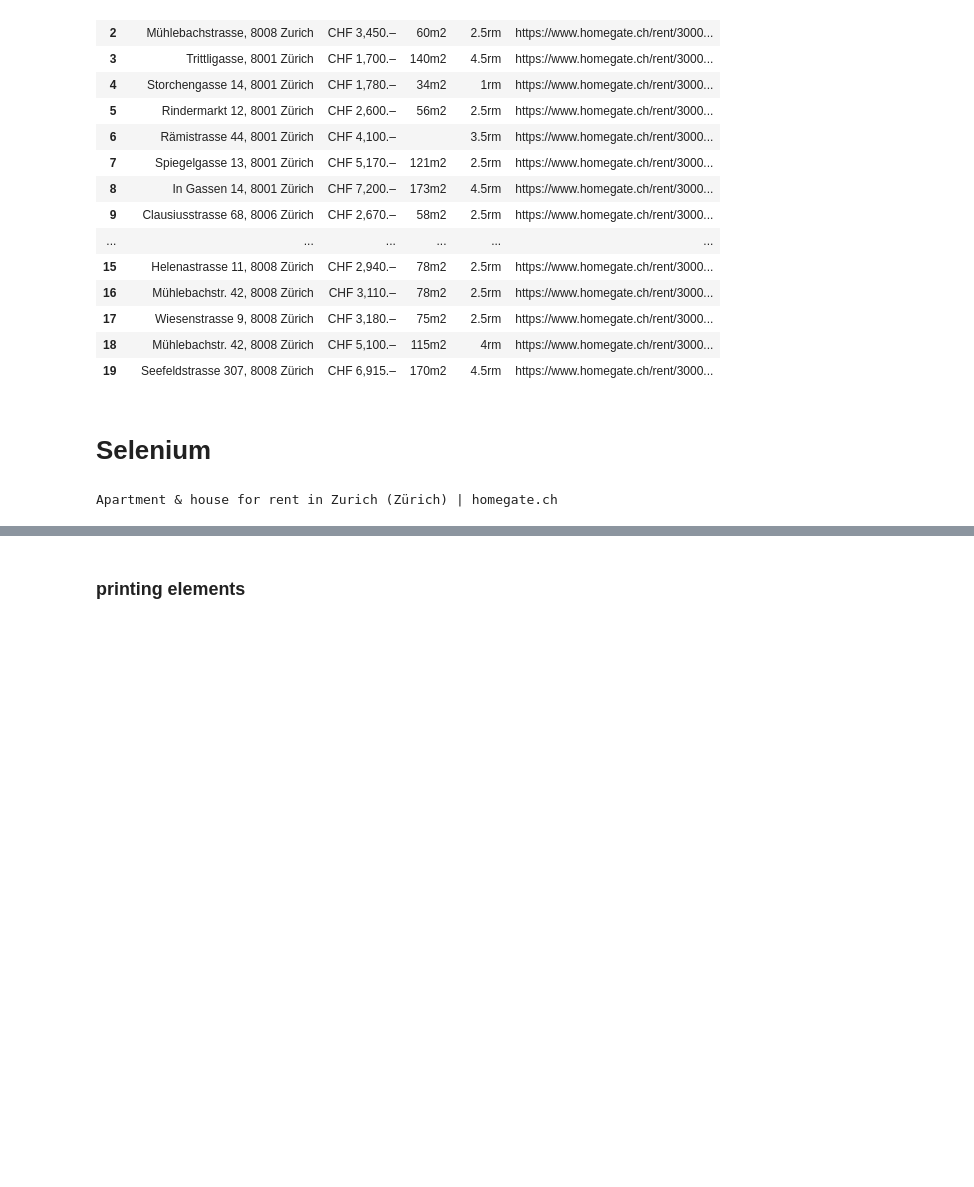
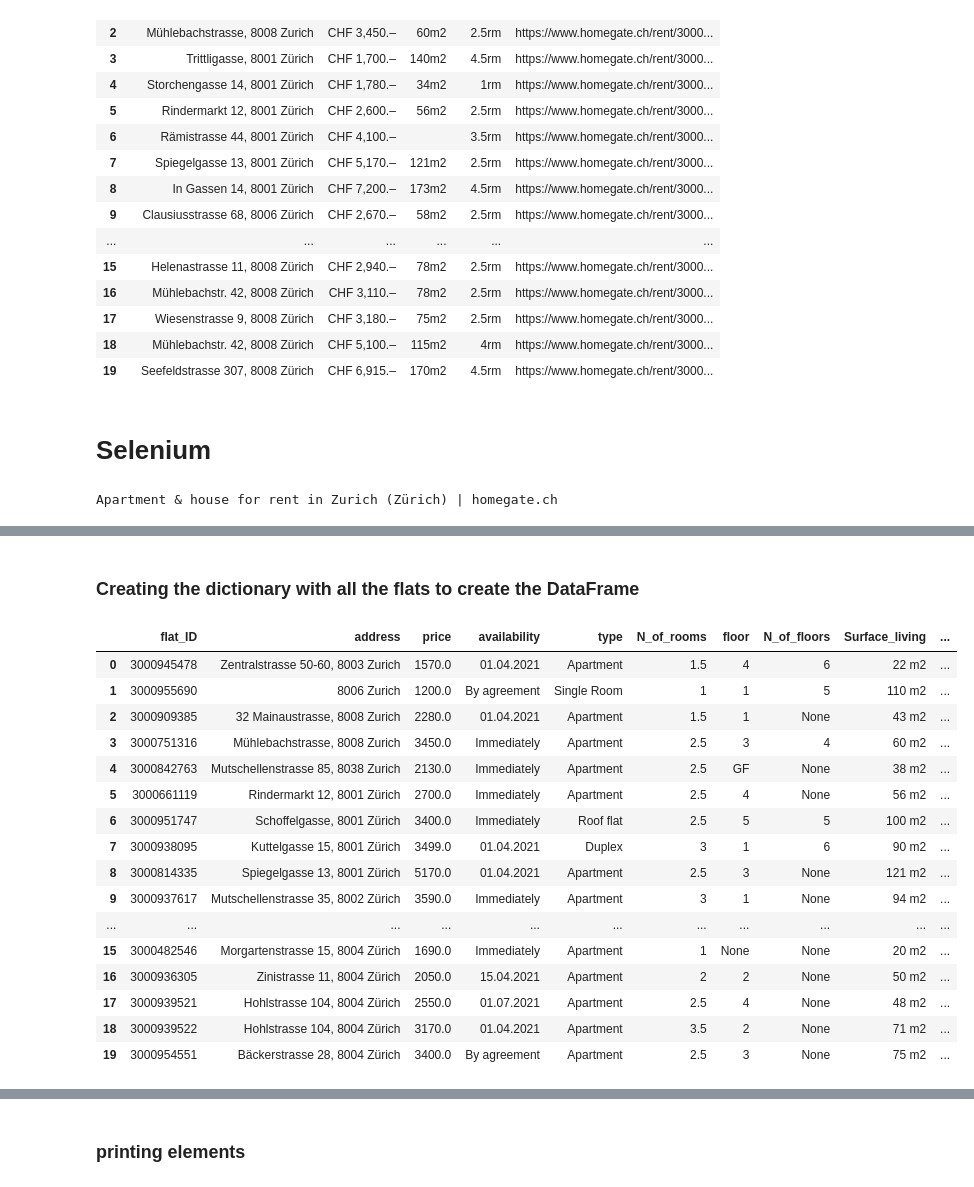
Before and after one commit to elena-am/homegate, a Jupyter notebook: Webscrapping_Homegate-Selenium.ipynb, the cells around one changed output, grey strips where cells are left out. Saved outputs shown, nothing was run; the diff lists cells and outputs as text; code cells hidden in the pictures; blank space fills up the shorter version.

```diff
--- a/Webscrapping_Homegate-Selenium.ipynb
+++ b/Webscrapping_Homegate-Selenium.ipynb
@@ -221,0 +374,2 @@ Apartment & house for rent in Zurich (Zürich) | homegate.ch
+# %% [markdown]
+### Creating the dictionary with all the flats to create the DataFrame
@@ -222,3 +378,65 @@ Apartment & house for rent in Zurich (Zürich) | homegate.ch
+# %%
+for url in urls:
+    try:
+        driver.get(url)
+
+        # Creating a dictionary with the 'Main Information'
+        key_type_find = WebDriverWait(driver, 10).until(
+            EC.presence_of_all_elements_located((By.XPATH, '//div[@class="CoreAttributes_coreAttributes_2UrTf"]/dl/dt'))
+            )
+        key_type = []
+        for type in key_type_find:
+            key_type.append(type.text)
+
+        value_type_find = WebDriverWait(driver, 10).until(
+                    EC.presence_of_all_elements_located((By.XPATH, '//div[@class="CoreAttributes_coreAttributes_2UrTf"]/dl/dd'))
+                    )
+        value_type = []
+        for type in value_type_find:
+            value_type.append(type.text)
+        main_info_dict = dict(zip(key_type, value_type))
+
+        flats_dict = {'flat_ID': flat_ID(),
+                      'address': flat_address(),
+                      'price': flat_price(),
+                      'availability': flat_availability(),
+                      'type': flat_type(),
+                      'N_of_rooms': flat_n_rooms(),
+                      'floor': flat_floor(),
+                      'N_of_floors': flat_n_floors(),
+                      'Surface_living': flat_surface(),
+                      'Floor_space': flat_floor_space(),
+                      'Room_height': flat_Room_height(),
+                      'Last_refurbishment': flat_last_refurbishment(),
+                      'Year_built': flat_year(),
+                      'Features': flat_features(),
+                    }
+        flats_lst.append(flats_dict)
+
+    except:
+        print('not possible')
+# %%
+df = pd.DataFrame(flats_lst)
+# %%
+df
+# %% [output]
+|  | flat_ID | address | price | availability | type | N_of_rooms | floor | N_of_floors | Surface_living | ... |
+| 0 | 3000945478 | Zentralstrasse 50-60, 8003 Zurich | 1570.0 | 01.04.2021 | Apartment | 1.5 | 4 | 6 | 22 m2 | ... |
+| 1 | 3000955690 | 8006 Zurich | 1200.0 | By agreement | Single Room | 1 | 1 | 5 | 110 m2 | ... |
+| 2 | 3000909385 | 32 Mainaustrasse, 8008 Zurich | 2280.0 | 01.04.2021 | Apartment | 1.5 | 1 | None | 43 m2 | ... |
+| 3 | 3000751316 | Mühlebachstrasse, 8008 Zurich | 3450.0 | Immediately | Apartment | 2.5 | 3 | 4 | 60 m2 | ... |
+| 4 | 3000842763 | Mutschellenstrasse 85, 8038 Zurich | 2130.0 | Immediately | Apartment | 2.5 | GF | None | 38 m2 | ... |
+| 5 | 3000661119 | Rindermarkt 12, 8001 Zürich | 2700.0 | Immediately | Apartment | 2.5 | 4 | None | 56 m2 | ... |
+| 6 | 3000951747 | Schoffelgasse, 8001 Zürich | 3400.0 | Immediately | Roof flat | 2.5 | 5 | 5 | 100 m2 | ... |
+| 7 | 3000938095 | Kuttelgasse 15, 8001 Zürich | 3499.0 | 01.04.2021 | Duplex | 3 | 1 | 6 | 90 m2 | ... |
+| 8 | 3000814335 | Spiegelgasse 13, 8001 Zürich | 5170.0 | 01.04.2021 | Apartment | 2.5 | 3 | None | 121 m2 | ... |
+| 9 | 3000937617 | Mutschellenstrasse 35, 8002 Zürich | 3590.0 | Immediately | Apartment | 3 | 1 | None | 94 m2 | ... |
+| ... | ... | ... | ... | ... | ... | ... | ... | ... | ... | ... |
+| 15 | 3000482546 | Morgartenstrasse 15, 8004 Zürich | 1690.0 | Immediately | Apartment | 1 | None | None | 20 m2 | ... |
+| 16 | 3000936305 | Zinistrasse 11, 8004 Zürich | 2050.0 | 15.04.2021 | Apartment | 2 | 2 | None | 50 m2 | ... |
+| 17 | 3000939521 | Hohlstrasse 104, 8004 Zürich | 2550.0 | 01.07.2021 | Apartment | 2.5 | 4 | None | 48 m2 | ... |
+| 18 | 3000939522 | Hohlstrasse 104, 8004 Zürich | 3170.0 | 01.04.2021 | Apartment | 3.5 | 2 | None | 71 m2 | ... |
+| 19 | 3000954551 | Bäckerstrasse 28, 8004 Zürich | 3400.0 | By agreement | Apartment | 2.5 | 3 | None | 75 m2 | ... |
 # %%
 # try:
 #     main = WebDriverWait(driver, 10).until(
```
Also changed, not shown: parts of 17 cells of this notebook.
